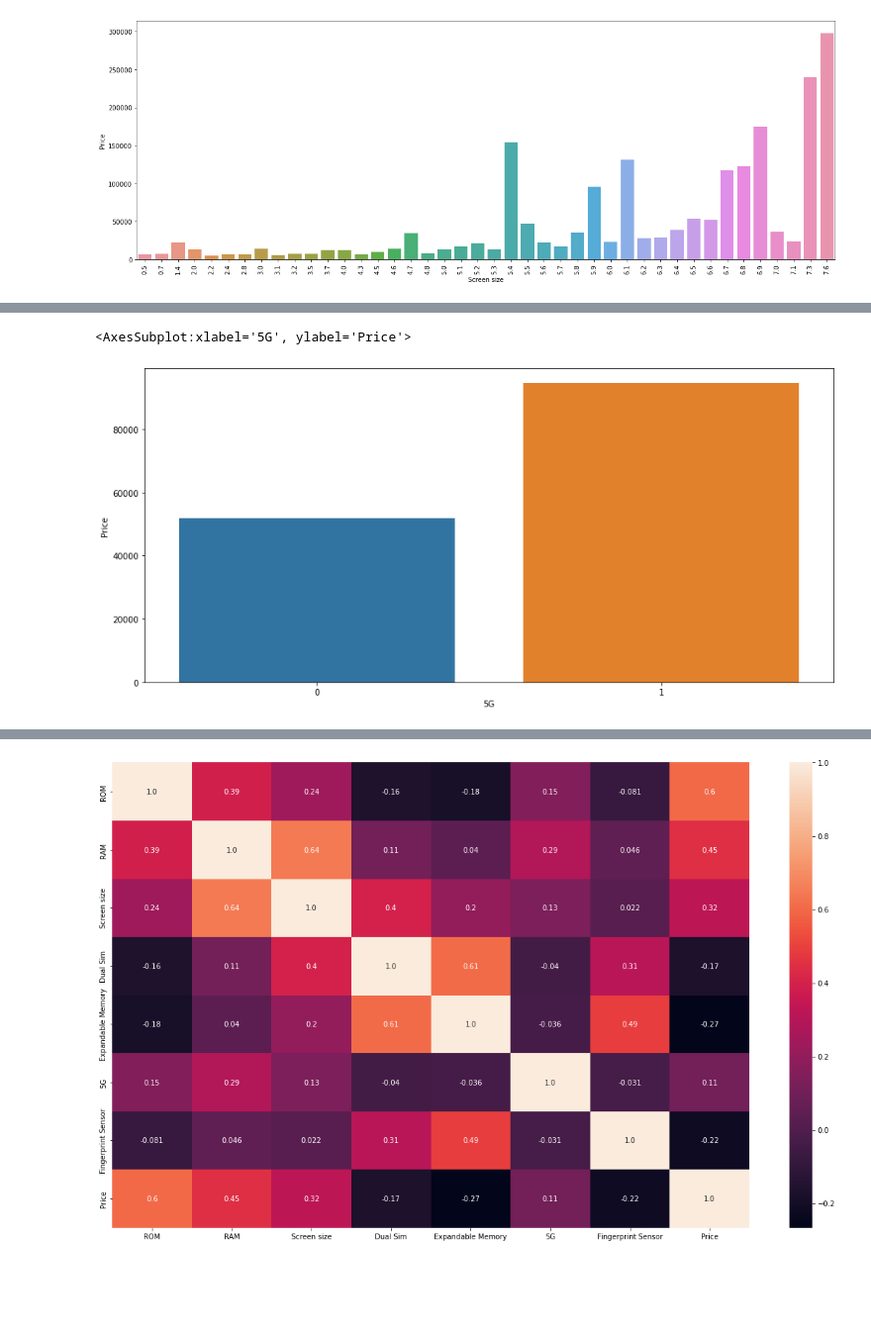
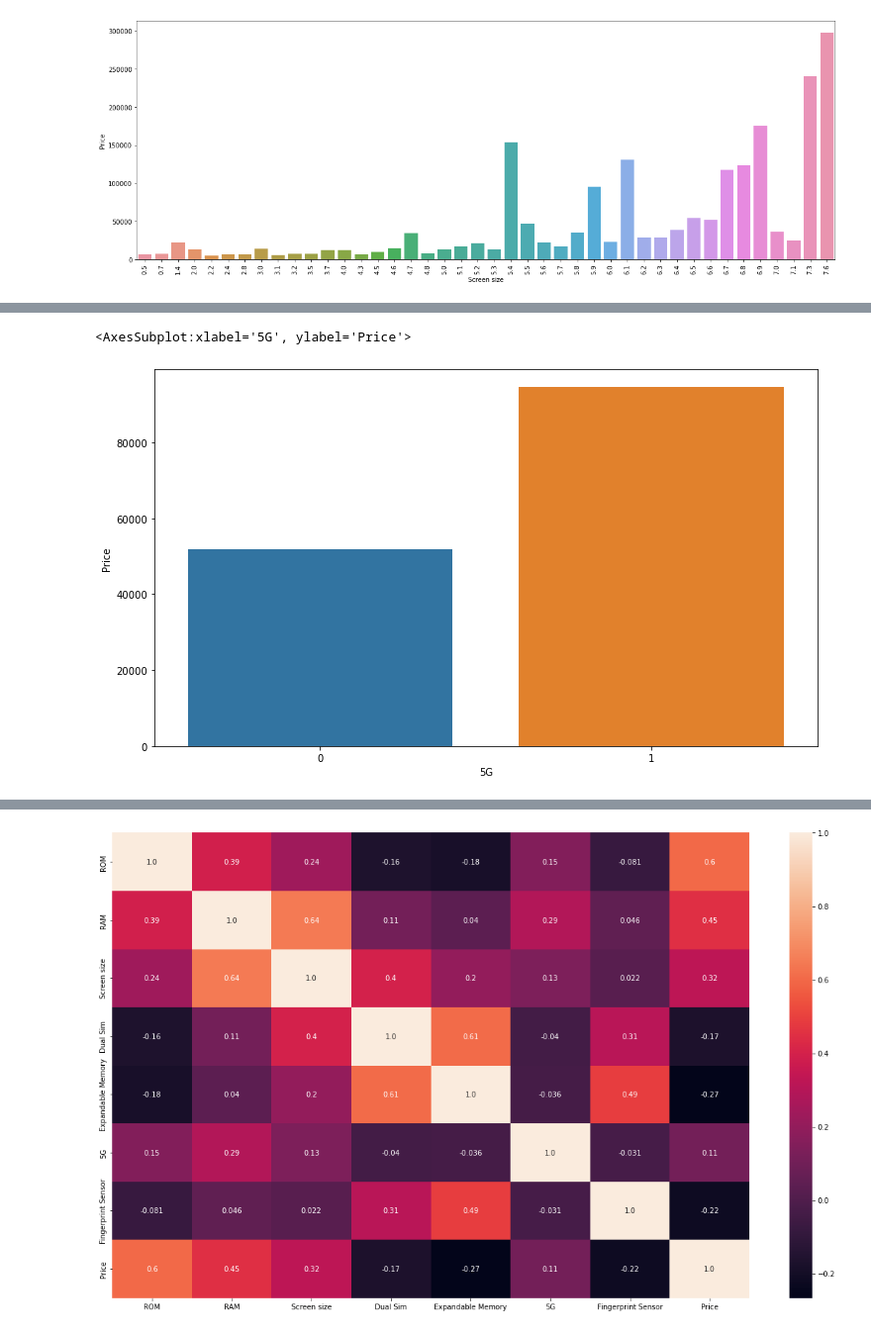
Before and after one commit to RaveenP-glitch/MScIT218785J, a Jupyter notebook: Data Preprocessing.ipynb, the cells around one changed output, grey strips where cells are left out. Shown at 99% size. Cells and saved outputs as stored; diff of their text form; code cells hidden in the pictures; blank space fills up the shorter version.

```diff
--- a/Data Preprocessing.ipynb
+++ b/Data Preprocessing.ipynb
@@ -265,13 +393,13 @@ sns.barplot(
 # %%
-plt.figure(figsize=(15,7))
+plt.figure(figsize=(12,7))
 sns.barplot(
     x=df["5G"],
     y=df["Price"],
     ci=False,
-    order=df.groupby("Dual Sim").mean()["Price"].index,
+    order=df.groupby("5G").mean()["Price"].index,
     linewidth=1
 )
 # %% [output]
 <AxesSubplot:xlabel='5G', ylabel='Price'>
-[figure, old version]
+[figure, new version]
 # %%
```
Also changed, not shown: parts of 53 cells of this notebook, 1 other file.
